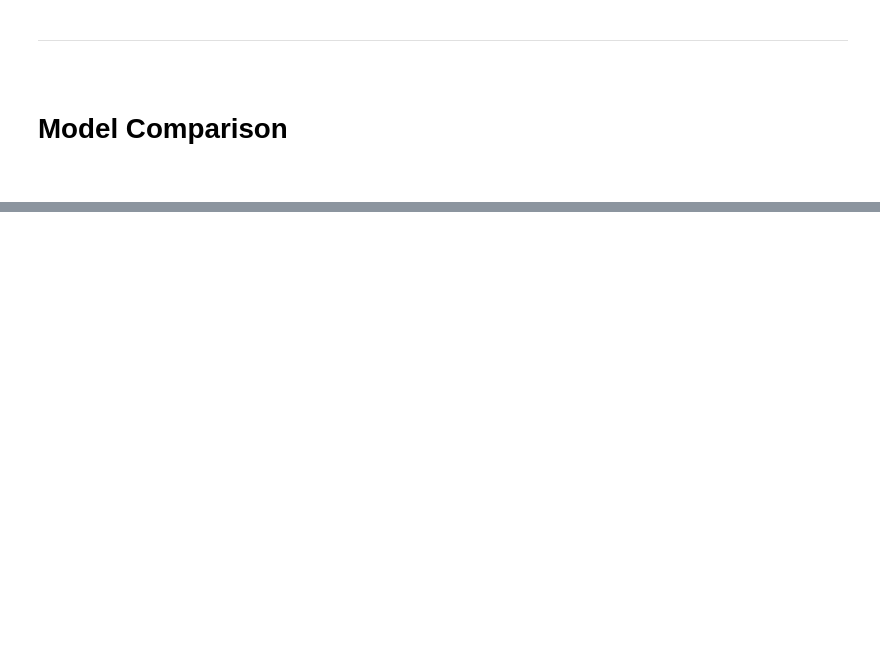
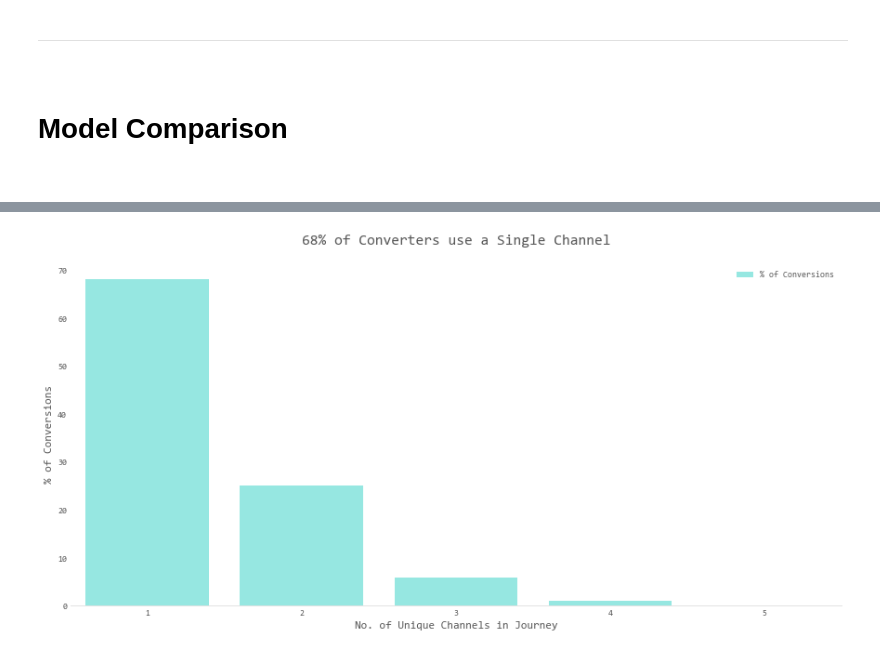
Before and after one commit to martin-mallon/Attribution-Models, a Jupyter notebook: Attribution_Models/attribution_model.ipynb, the cells around one changed output, grey strips where cells are left out. Saved outputs shown, nothing was run; the diff lists cells and outputs as text; code cells hidden in the pictures; blank space fills up the shorter version.

```diff
--- a/Attribution_Models/attribution_model.ipynb
+++ b/Attribution_Models/attribution_model.ipynb
@@ -464,0 +516,37 @@ att.query(sample)
+# %%
+# variables
+conv = 'conv_user_ind'
+g = 'cookie'
+c = 'channel'
+
+# converters
+cvr = att[att[conv]==1]
+
+# channels per user
+chn = cvr.groupby(g)[c].nunique()
+chn = pd.DataFrame(chn).reset_index()
+chn = chn.groupby(c)[g].nunique()
+chn = pd.DataFrame(chn)
+
+# reformat
+chn.index.names = ['no_channels_per_conversion']
+chn.columns = ['conversions']
+
+# compute %
+chn['pc'] = round((chn['conversions'] / chn['conversions'].sum() * 100) , 2)
+
+# viz variables
+x = 'no_channels_per_conversion'
+y = 'pc'
+lb = '% of Conversions'
+pc = str(chn.iloc[0, 1])[:2]
+ttl = f'{pc}% of Converters use a Single Channel'
+xlb = 'No. of Unique Channels in Journey'
+ylb = lb
+
+# viz
+fig, ax_1 = plt.subplots(1, 1, figsize=(12,6), constrained_layout=True)
+viz_bar(ax_1, chn.reset_index(), x, y, lb, ttl, xlb, ylb)
+plt.show()
+# %% [output]
+[figure, added]
```
Also changed, not shown: parts of 18 cells of this notebook, 2 other files.
